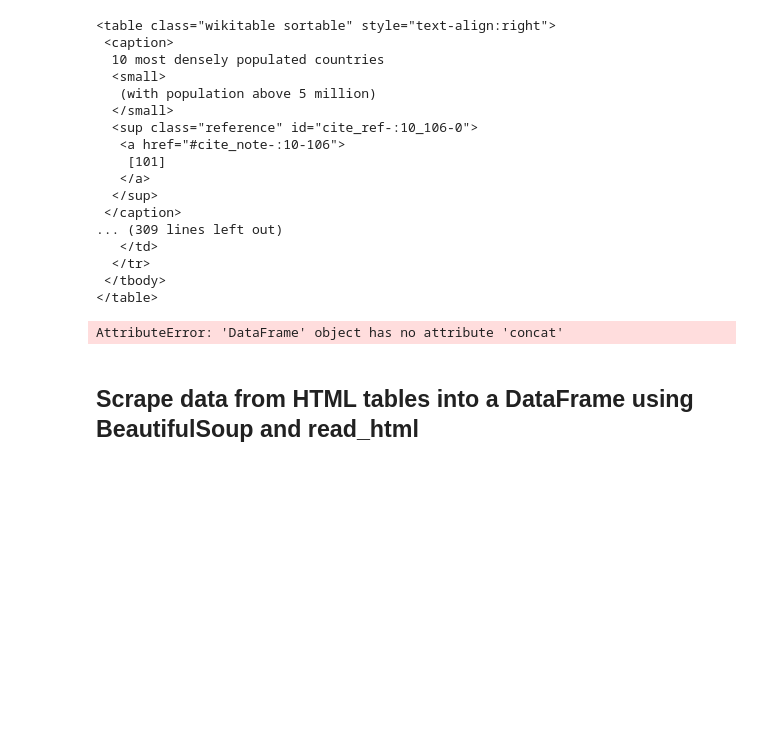
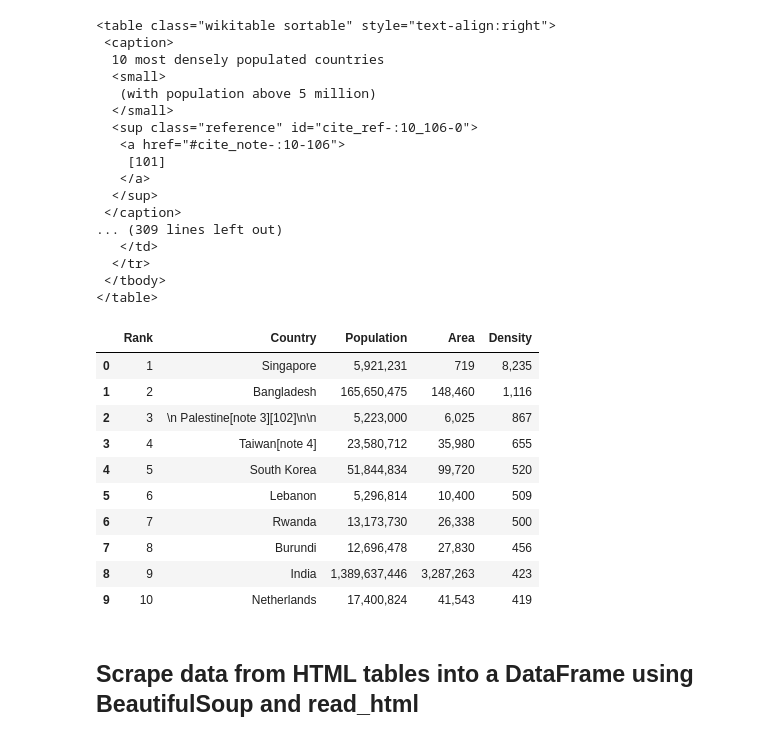
Before and after one commit to stevenkhwun/IBM_Data-Science, a Jupyter notebook: Hands-on_Lab/C5-W1-1_WebScraping_Review_Lab.ipynb, the cells around one changed output. Drawn from its saved outputs; the diff is of its cells as text; code cells hidden in the pictures; blank space fills up the shorter version.

```diff
--- a/Hands-on_Lab/C5-W1-1_WebScraping_Review_Lab.ipynb
+++ b/Hands-on_Lab/C5-W1-1_WebScraping_Review_Lab.ipynb
@@ -665,19 +665,37 @@ print(tables[table_index].prettify())
 # %%
 population_data = pd.DataFrame(columns=["Rank", "Country", "Population", "Area", "Density"])
 
 for row in tables[table_index].tbody.find_all("tr"):
     col = row.find_all("td")
     if (col != []):
         rank = col[0].text
         country = col[1].text
         population = col[2].text.strip()
         area = col[3].text.strip()
         density = col[4].text.strip()
-        population_data = population_data.concat({"Rank":rank, "Country":country, "Population":population, "Area":area, "Density":density}, ignore_index=True)
+        add_dict = {
+            'Rank': [rank],
+            'Country': [country],
+            'Population': [population],
+            'Area': [area],
+            'Density': [density],
+        }
+        add_df = pd.DataFrame(add_dict)
+        population_data = pd.concat([population_data, add_df], ignore_index=True)
 
 population_data
 # %% [output]
-AttributeError: 'DataFrame' object has no attribute 'concat'
+|  | Rank | Country | Population | Area | Density |
+| 0 | 1 | Singapore | 5,921,231 | 719 | 8,235 |
+| 1 | 2 | Bangladesh | 165,650,475 | 148,460 | 1,116 |
+| 2 | 3 | \n Palestine[note 3][102]\n\n | 5,223,000 | 6,025 | 867 |
+| 3 | 4 | Taiwan[note 4] | 23,580,712 | 35,980 | 655 |
+| 4 | 5 | South Korea | 51,844,834 | 99,720 | 520 |
+| 5 | 6 | Lebanon | 5,296,814 | 10,400 | 509 |
+| 6 | 7 | Rwanda | 13,173,730 | 26,338 | 500 |
+| 7 | 8 | Burundi | 12,696,478 | 27,830 | 456 |
+| 8 | 9 | India | 1,389,637,446 | 3,287,263 | 423 |
+| 9 | 10 | Netherlands | 17,400,824 | 41,543 | 419 |
 # %% [markdown]
 ## Scrape data from HTML tables into a DataFrame using BeautifulSoup and read_html
 # %% [markdown]
```
